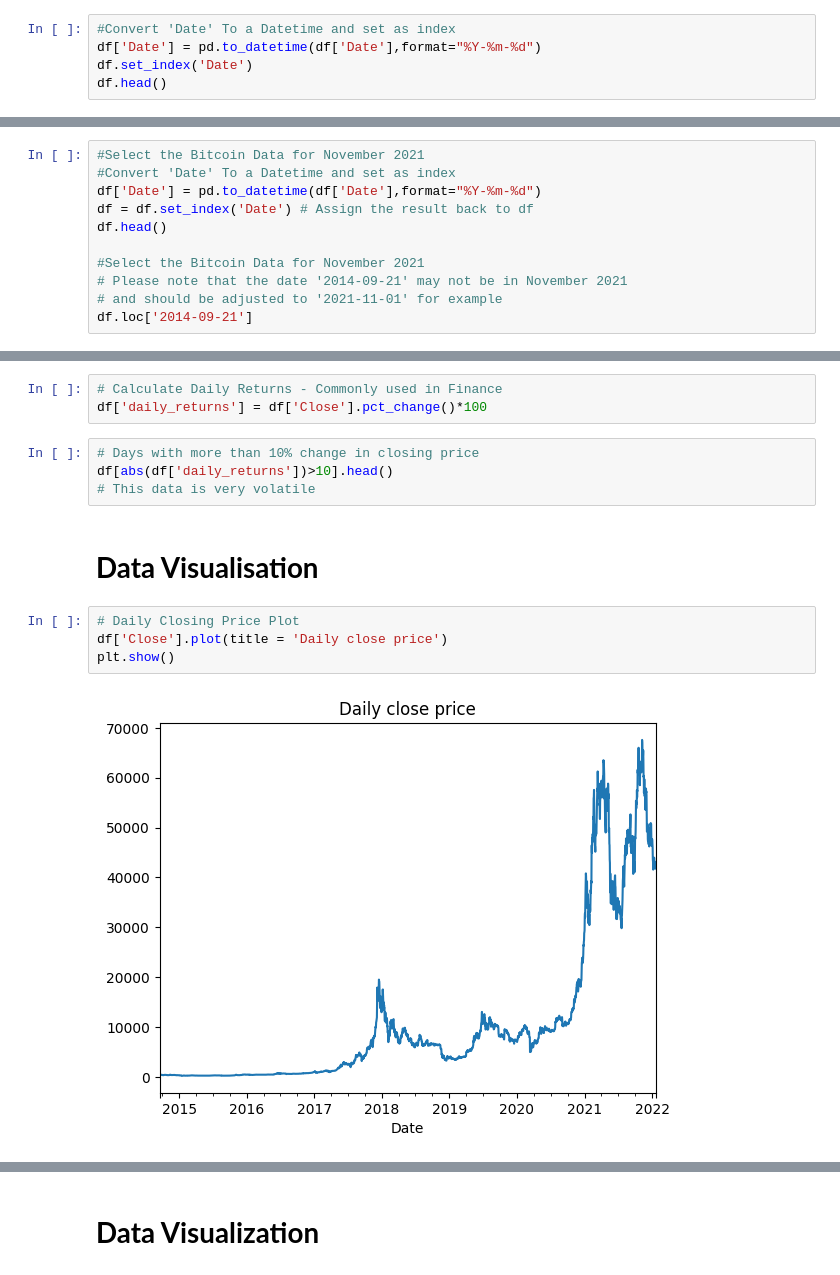
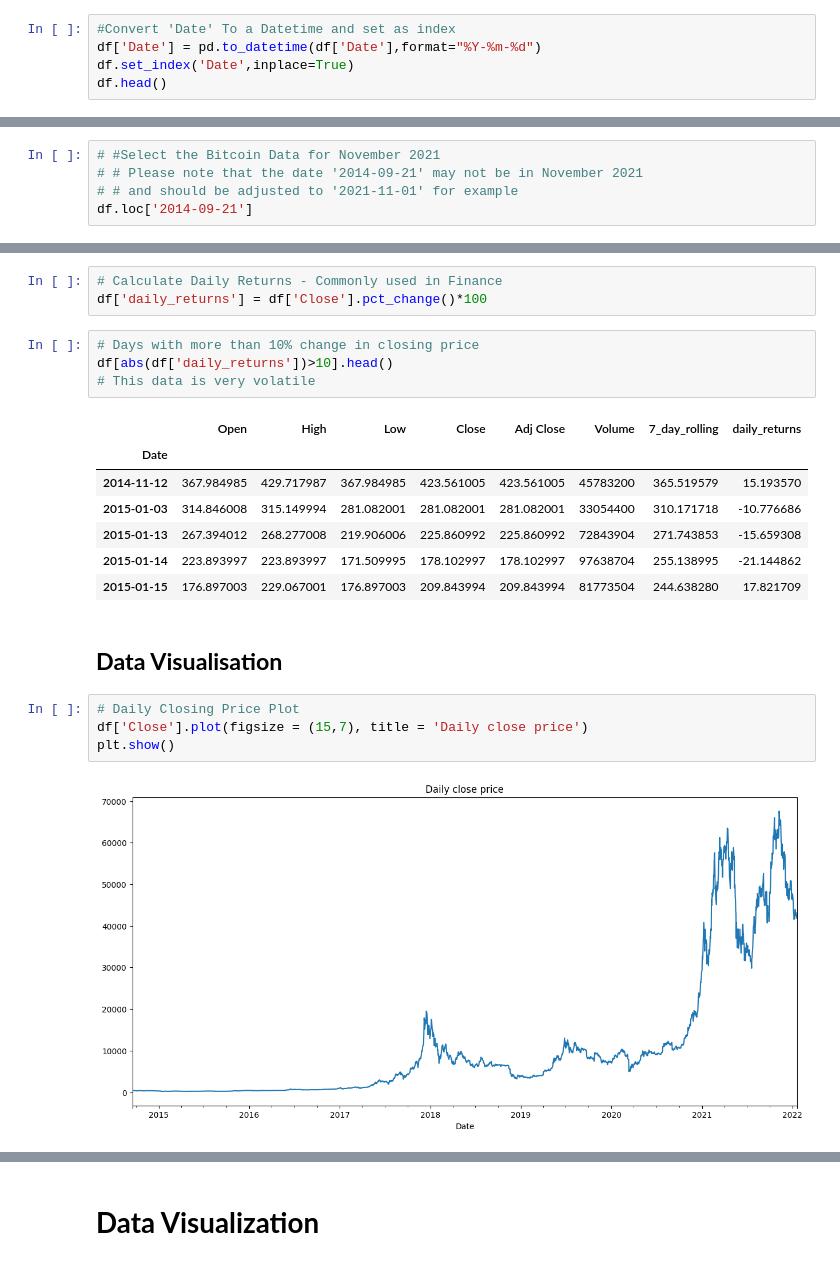
Before and after one commit to AkankshaB123/forecasting, a Jupyter notebook: Bitcoin_Time_Series_EDA_&_Forecasting.ipynb, the cells around one changed output, grey strips where cells are left out. Drawn from its saved outputs; the diff is of its cells as text.

```diff
--- a/Bitcoin_Time_Series_EDA_&_Forecasting.ipynb
+++ b/Bitcoin_Time_Series_EDA_&_Forecasting.ipynb
@@ -24,6 +35,6 @@ df.head()
 # %%
 #Convert 'Date' To a Datetime and set as index
 df['Date'] = pd.to_datetime(df['Date'],format="%Y-%m-%d")
-df.set_index('Date')
+df.set_index('Date',inplace=True)
 df.head()
 # %% [output]
@@ -36,13 +48,7 @@ df.head()
 # %%
-#Select the Bitcoin Data for November 2021
-#Convert 'Date' To a Datetime and set as index
-df['Date'] = pd.to_datetime(df['Date'],format="%Y-%m-%d")
-df = df.set_index('Date') # Assign the result back to df
-df.head()
-
-#Select the Bitcoin Data for November 2021
-# Please note that the date '2014-09-21' may not be in November 2021
-# and should be adjusted to '2021-11-01' for example
+# #Select the Bitcoin Data for November 2021
+# # Please note that the date '2014-09-21' may not be in November 2021
+# # and should be adjusted to '2021-11-01' for example
 df.loc['2014-09-21']
 # %% [output]
 |  | 2014-09-21 |
@@ -83,13 +157,22 @@ df['daily_returns'] = df['Close'].pct_change()*100
 # Days with more than 10% change in closing price
 df[abs(df['daily_returns'])>10].head()
 # This data is very volatile
+# %% [output]
+|  | Open | High | Low | Close | Adj Close | Volume | 7_day_rolling | daily_returns |
+| Date |  |  |  |  |  |  |  |  |
+| 2014-11-12 | 367.984985 | 429.717987 | 367.984985 | 423.561005 | 423.561005 | 45783200 | 365.519579 | 15.193570 |
+| 2015-01-03 | 314.846008 | 315.149994 | 281.082001 | 281.082001 | 281.082001 | 33054400 | 310.171718 | -10.776686 |
+| 2015-01-13 | 267.394012 | 268.277008 | 219.906006 | 225.860992 | 225.860992 | 72843904 | 271.743853 | -15.659308 |
+| 2015-01-14 | 223.893997 | 223.893997 | 171.509995 | 178.102997 | 178.102997 | 97638704 | 255.138995 | -21.144862 |
+| 2015-01-15 | 176.897003 | 229.067001 | 176.897003 | 209.843994 | 209.843994 | 81773504 | 244.638280 | 17.821709 |
 # %% [markdown]
-# **Data Visualisation**
+
+## **Data Visualisation**
 # %%
 # Daily Closing Price Plot
-df['Close'].plot(title = 'Daily close price')
+df['Close'].plot(figsize = (15,7), title = 'Daily close price')
 plt.show()
 # %% [output]
-[figure, old version]
+[figure, new version]
 # %%
 # Plot yearly volume
```
Also changed, not shown: parts of 56 cells of this notebook.
